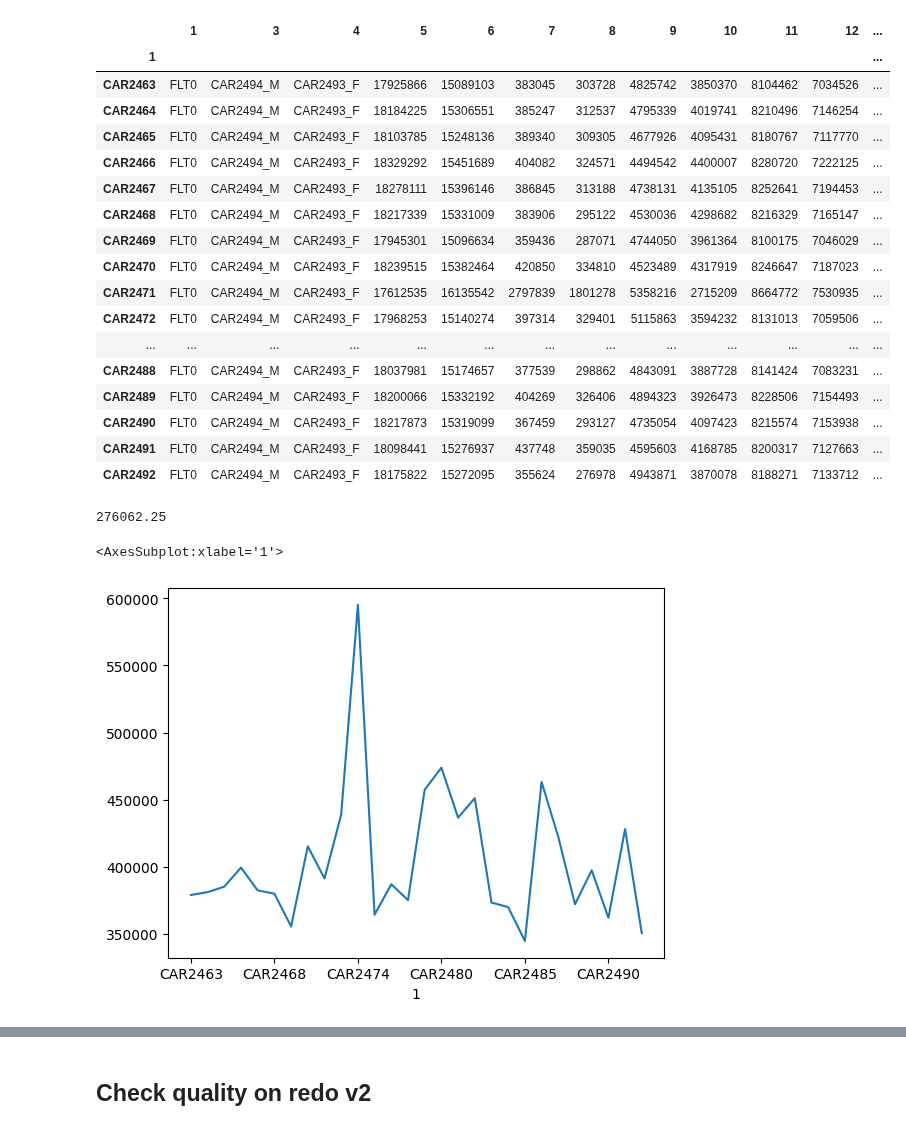
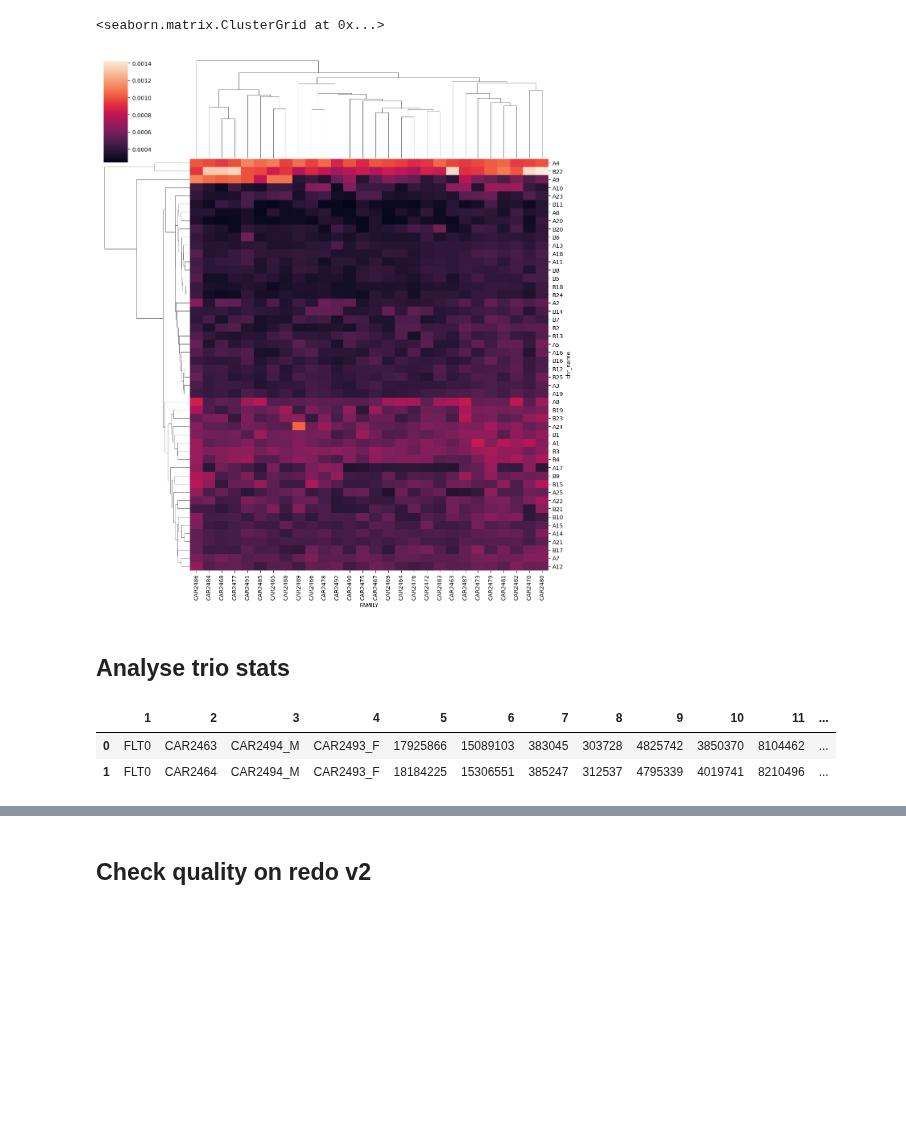
Before and after one commit to mitoclub/AquaSelection, a Jupyter notebook: intersect.ipynb, the cells around one changed output, grey strips where cells are left out. Drawn from its saved outputs; the diff is of its cells as text; code cells hidden in the pictures; blank space fills up the shorter version.

Commit message:
start manual mend err collection

```diff
--- a/intersect.ipynb
+++ b/intersect.ipynb
@@ -9,36 +207,20 @@ sdgsdg
+# %%
+sns.clustermap(mendel_errs_counts.drop(['CAR2471', 'CAR2474'], axis=1), figsize=(12,14))
+# %% [output]
+<seaborn.matrix.ClusterGrid at 0x...>
+[figure, added]
+# %% [markdown]
+## Analyse trio stats
+# %%
+labels = ['ctrl'] * 10 + ['nem-shok'] * 10 + ['nem'] * 10
 # %%
-trio_stats = pd.read_csv('./data/interim/redo/trio.stats.txt',
-                         comment='#', sep='\t', header=None, index_col=1)
+trio_stats = pd.read_csv('./data/interim/redo/trio.stats3.txt',
+                         comment='#', sep='\t', header=None)
 trio_stats.columns += 1
-trio_stats
+trio_stats['group'] = len(trio_stats) // 30 * labels
+trio_stats['dnm_mend_ratio'] = (trio_stats[7] - trio_stats[14]) / trio_stats[5]
+trio_stats.head(2)
 # %% [output]
-|  | 1 | 3 | 4 | 5 | 6 | 7 | 8 | 9 | 10 | 11 | 12 | ... |
-| 1 |  |  |  |  |  |  |  |  |  |  |  | ... |
-| CAR2463 | FLT0 | CAR2494_M | CAR2493_F | 17925866 | 15089103 | 383045 | 303728 | 4825742 | 3850370 | 8104462 | 7034526 | ... |
-| CAR2464 | FLT0 | CAR2494_M | CAR2493_F | 18184225 | 15306551 | 385247 | 312537 | 4795339 | 4019741 | 8210496 | 7146254 | ... |
-| CAR2465 | FLT0 | CAR2494_M | CAR2493_F | 18103785 | 15248136 | 389340 | 309305 | 4677926 | 4095431 | 8180767 | 7117770 | ... |
-| CAR2466 | FLT0 | CAR2494_M | CAR2493_F | 18329292 | 15451689 | 404082 | 324571 | 4494542 | 4400007 | 8280720 | 7222125 | ... |
-| CAR2467 | FLT0 | CAR2494_M | CAR2493_F | 18278111 | 15396146 | 386845 | 313188 | 4738131 | 4135105 | 8252641 | 7194453 | ... |
-| CAR2468 | FLT0 | CAR2494_M | CAR2493_F | 18217339 | 15331009 | 383906 | 295122 | 4530036 | 4298682 | 8216329 | 7165147 | ... |
-| CAR2469 | FLT0 | CAR2494_M | CAR2493_F | 17945301 | 15096634 | 359436 | 287071 | 4744050 | 3961364 | 8100175 | 7046029 | ... |
-| CAR2470 | FLT0 | CAR2494_M | CAR2493_F | 18239515 | 15382464 | 420850 | 334810 | 4523489 | 4317919 | 8246647 | 7187023 | ... |
-| CAR2471 | FLT0 | CAR2494_M | CAR2493_F | 17612535 | 16135542 | 2797839 | 1801278 | 5358216 | 2715209 | 8664772 | 7530935 | ... |
-| CAR2472 | FLT0 | CAR2494_M | CAR2493_F | 17968253 | 15140274 | 397314 | 329401 | 5115863 | 3594232 | 8131013 | 7059506 | ... |
-| ... | ... | ... | ... | ... | ... | ... | ... | ... | ... | ... | ... | ... |
-| CAR2488 | FLT0 | CAR2494_M | CAR2493_F | 18037981 | 15174657 | 377539 | 298862 | 4843091 | 3887728 | 8141424 | 7083231 | ... |
-| CAR2489 | FLT0 | CAR2494_M | CAR2493_F | 18200066 | 15332192 | 404269 | 326406 | 4894323 | 3926473 | 8228506 | 7154493 | ... |
-| CAR2490 | FLT0 | CAR2494_M | CAR2493_F | 18217873 | 15319099 | 367459 | 293127 | 4735054 | 4097423 | 8215574 | 7153938 | ... |
-| CAR2491 | FLT0 | CAR2494_M | CAR2493_F | 18098441 | 15276937 | 437748 | 359035 | 4595603 | 4168785 | 8200317 | 7127663 | ... |
-| CAR2492 | FLT0 | CAR2494_M | CAR2493_F | 18175822 | 15272095 | 355624 | 276978 | 4943871 | 3870078 | 8188271 | 7133712 | ... |
+|  | 1 | 2 | 3 | 4 | 5 | 6 | 7 | 8 | 9 | 10 | 11 | ... |
+| 0 | FLT0 | CAR2463 | CAR2494_M | CAR2493_F | 17925866 | 15089103 | 383045 | 303728 | 4825742 | 3850370 | 8104462 | ... |
+| 1 | FLT0 | CAR2464 | CAR2494_M | CAR2493_F | 18184225 | 15306551 | 385247 | 312537 | 4795339 | 4019741 | 8210496 | ... |
-# %%
-i = 8
-trio_stats[i].quantile(0.05)
-# %% [output]
-276062.25
-# %%
-i = 15
-trio_stats[i][trio_stats[i].between(trio_stats[i].quantile(0.005),
-                                    trio_stats[i].quantile(0.995))].plot()
-# %% [output]
-<AxesSubplot:xlabel='1'>
-[figure, removed]
```
Also changed, not shown: parts of 25 cells of this notebook, 5 other files.
